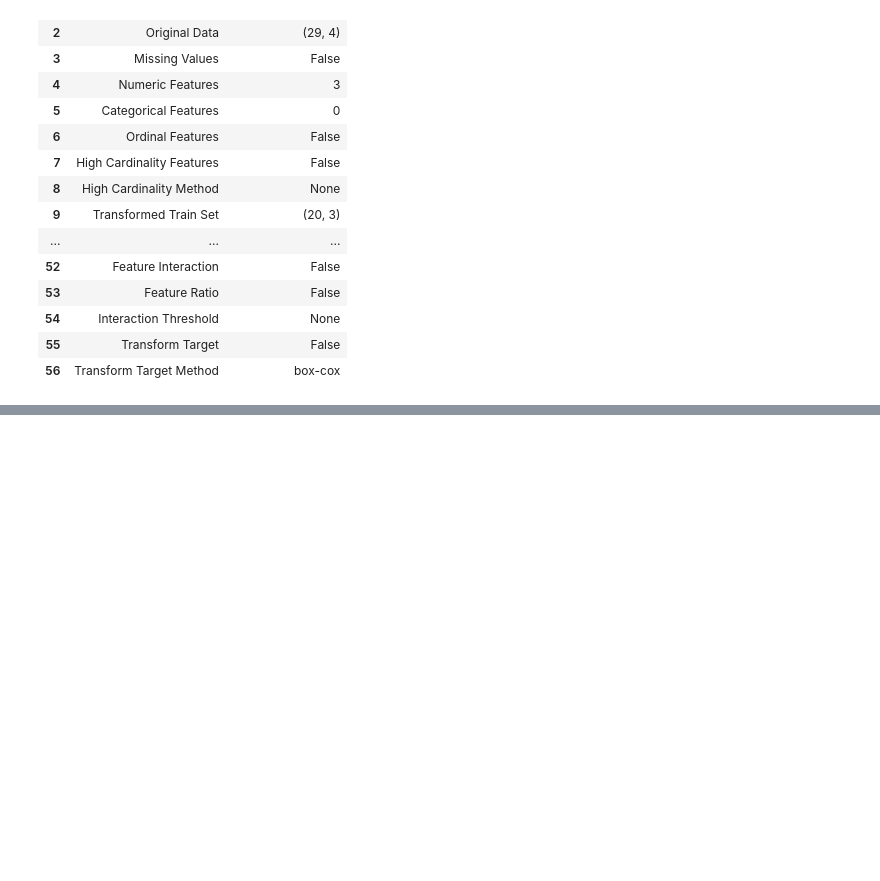
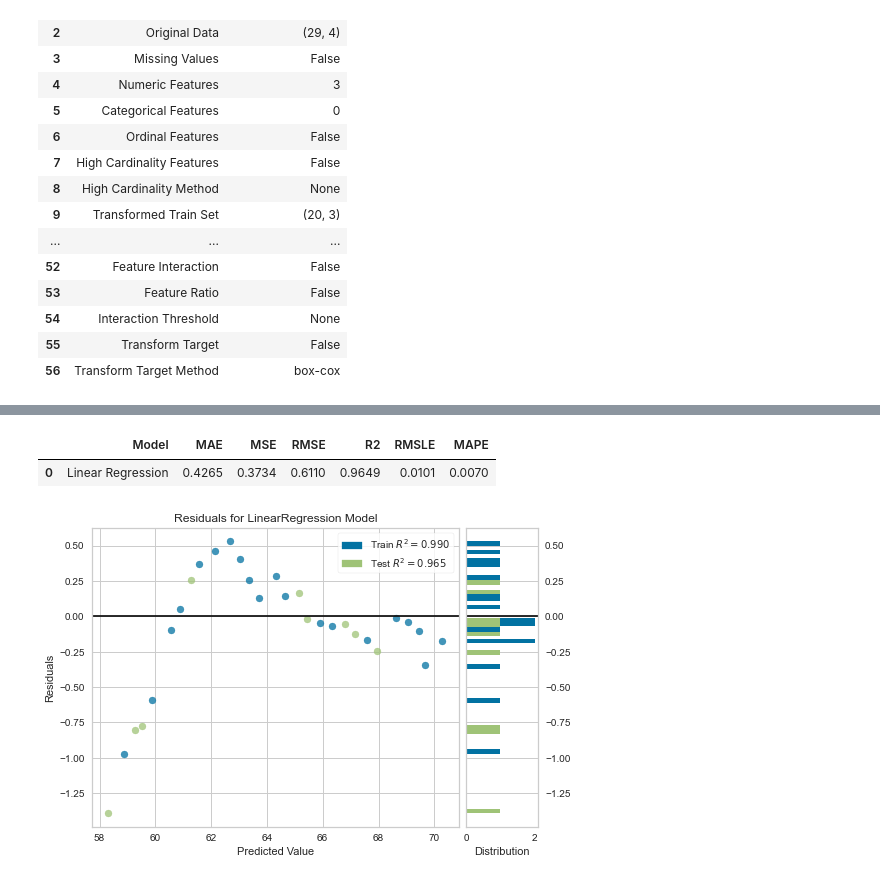
Before and after one commit to kmcinturf/South_American_Deforestation-, a Jupyter notebook: Untitled.ipynb, the cells around one changed output, grey strips where cells are left out. Drawn from its saved outputs; the diff is of its cells as text; code cells hidden in the pictures; blank space fills up the shorter version.

Commit message:
working out linear regression

```diff
--- a/Untitled.ipynb
+++ b/Untitled.ipynb
@@ -72,0 +73,2 @@ best = compare_models()
+# %%
+lr = create_model('lr')
@@ -72,0 +105,9 @@ best = compare_models()
+# %%
+pred_holdout = predict_model(lr)
+# %% [output]
+|  | Model | MAE | MSE | RMSE | R2 | RMSLE | MAPE |
+| 0 | Linear Regression | 0.4265 | 0.3734 | 0.6110 | 0.9649 | 0.0101 | 0.0070 |
+# %%
+plot_model(lr)
+# %% [output]
+[figure, added]
```
Also changed, not shown: parts of 4 cells of this notebook, 1 other file.
